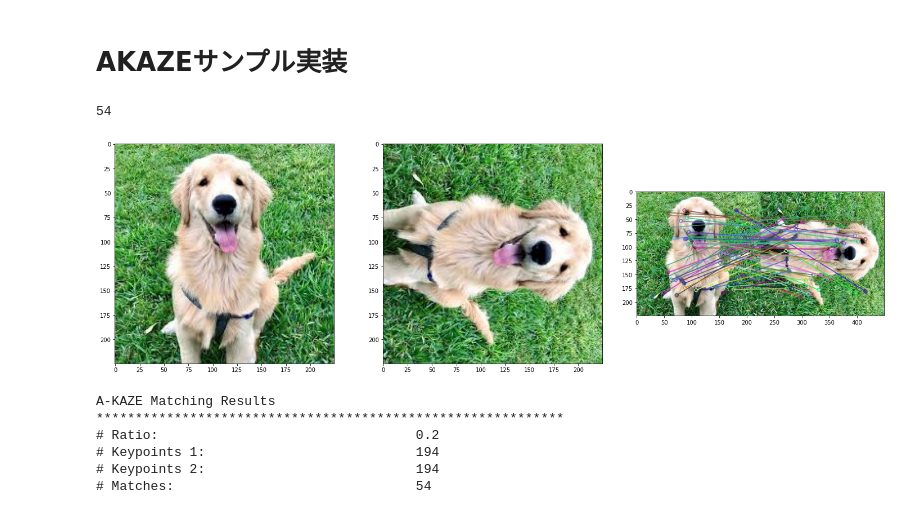
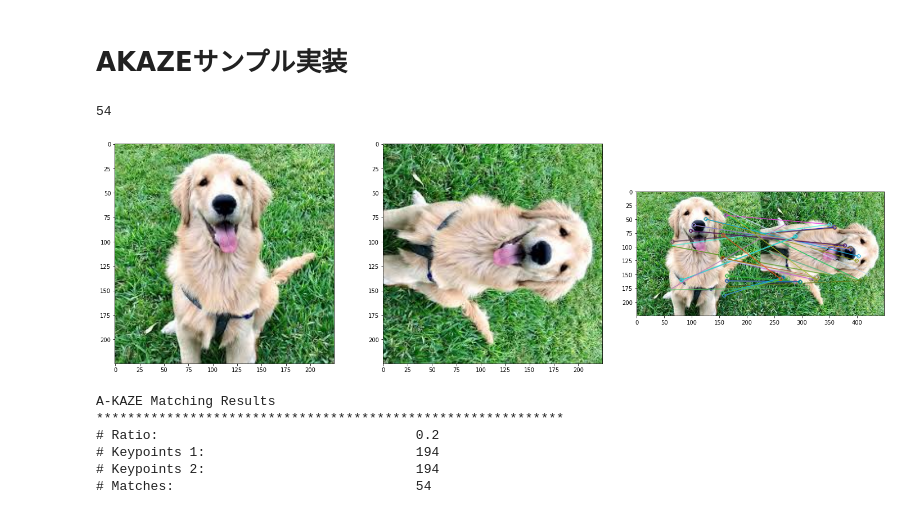
Before and after one commit to makkimaki/image-matching-akaze, a Jupyter notebook: akaze.ipynb, the cells around one changed output. Cells and saved outputs as stored; diff of their text form; code cells hidden in the pictures.

Commit message:
Update: image matching feature sorting
良い特徴量をソートして上位順でマッチポイントを表示するようにした
print("# Matches:                           \t", len(matched1))

```diff
--- a/akaze.ipynb
+++ b/akaze.ipynb
@@ -48,35 +48,39 @@ matched1 = []
 matched2 = []
 for m, n in matches:
     if m.distance < ratio * n.distance:
         # print([m])
         good.append([m])
         matched1.append(kp1[m.queryIdx])
         matched2.append(kp2[m.trainIdx])
 
 print(len(good))
 
+# 特徴量のマッチングをソートする
+good = sorted(matches, key=lambda x: x[1].distance)
+
+
 # 対応する特徴点同士を描画する
-img_matchpoint = cv2.drawMatchesKnn(img1, kp1, img2, kp2, good, None, flags=2)
+img_matchpoint = cv2.drawMatchesKnn(img1, kp1, img2, kp2, good[:20], None, flags=2)
 
 
 img_list = [img1, img2, img_matchpoint]
 
 fig, ax = plt.subplots(1, len(img_list), figsize=(20,6))
 for i in range(len(img_list)):
     ax[i].imshow(img_list[i])
 plt.tight_layout()
 plt.show()
 
 print("A-KAZE Matching Results")
 print("*"*60)
 print("# Ratio:                             \t", ratio)
 print("# Keypoints 1:                       \t", len(kp1))
 print("# Keypoints 2:                       \t", len(kp2))
 print("# Matches:                           \t", len(matched1))
 # print("# Matches (2):                           \t", len(matched2))/
 # %% [output]
 54
-[figure, old version]
+[figure, new version]
 A-KAZE Matching Results
 ************************************************************
 # Ratio:                                 0.2
```
